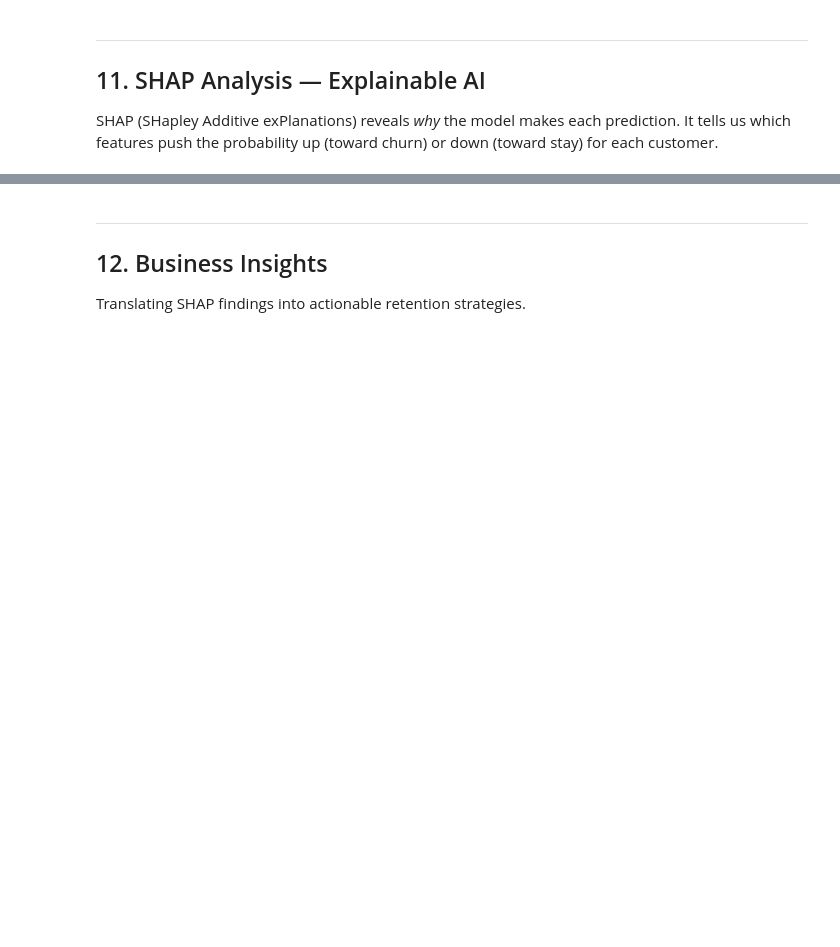
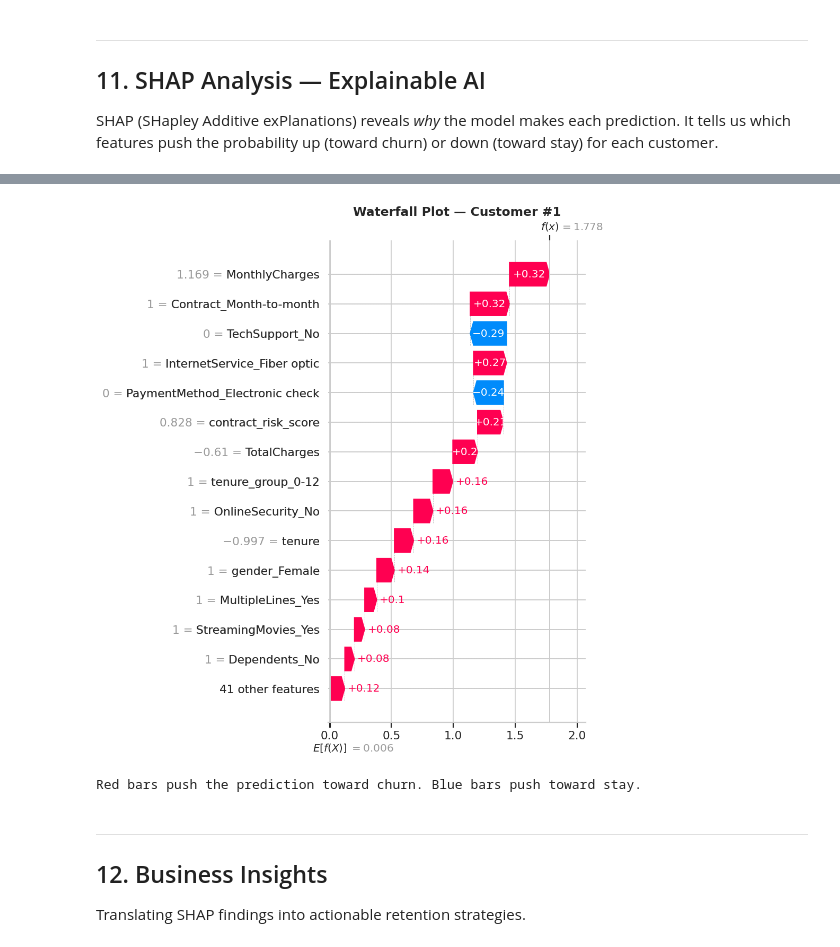
Before and after one commit to Desire-in-tech/Customer-Churn-Prediction, a Jupyter notebook: notebooks/churn_model.ipynb, the cells around one changed output, grey strips where cells are left out. Drawn from its saved outputs; the diff is of its cells as text; code cells hidden in the pictures; blank space fills up the shorter version.

Commit message:
Project ML pipeline

```diff
--- a/notebooks/churn_model.ipynb
+++ b/notebooks/churn_model.ipynb
@@ -73,5 +99,5 @@ Save as `../data/telco_churn.csv` before running this cell.
 # %%
-DATA_PATH = '../data/telco_churn.csv'
+DATA_PATH = './Customer-Churn-Prediction/data/telco_churn.csv'
 
 df = pd.read_csv(DATA_PATH)
 
@@ -367,5 +519,5 @@ print('\nPassthrough (already numeric):', PASSTHROUGH_COLS)
 # %%
-# ── 6.3 Build the Preprocessor Pipeline ───────────────────────────────────
+# Build the Preprocessor Pipeline
 numeric_transformer = Pipeline(steps=[
     ('scaler', StandardScaler())
 ])
@@ -377,7 +529,7 @@ categorical_transformer = Pipeline(steps=[
 preprocessor = ColumnTransformer(transformers=[
     ('num', numeric_transformer, NUMERIC_COLS),
     ('onehot', categorical_transformer, CATEGORICAL_COLS),
-    ('remainder', 'passthrough', PASSTHROUGH_COLS),
+    ('passthrough_cols', 'passthrough', PASSTHROUGH_COLS), # Renamed from 'remainder'
 ])
 
 print('Preprocessor built successfully:')
@@ -642,19 +893,22 @@ plt.show()
 # %%
-# ── 11.5 SHAP Waterfall Plot — Feature Contributions ─────────────────────
+# SHAP Waterfall Plot — Feature Contributions
 explanation = shap.Explanation(
     values=shap_values[sample_idx],
     base_values=explainer.expected_value,
     data=X_test_preprocessed[sample_idx],
     feature_names=feature_names
 )
 
 plt.figure(figsize=(12, 7))
-shap.plots.waterfall(explanation, max_display=15, show=False)
+_ = shap.plots.waterfall(explanation, max_display=15, show=False)
 plt.title(f'Waterfall Plot — Customer #{sample_idx}', fontsize=14, fontweight='bold')
 plt.tight_layout()
-plt.savefig('../data/shap_waterfall.png', bbox_inches='tight')
+plt.savefig('./Customer-Churn-Prediction/data/shap_waterfall.png', bbox_inches='tight')
 plt.show()
 print('Red bars push the prediction toward churn. Blue bars push toward stay.')
+# %% [output]
+[figure, added]
+Red bars push the prediction toward churn. Blue bars push toward stay.
 # %% [markdown]
 ---
 ## 12. Business Insights
```
Also changed, not shown: parts of 37 cells of this notebook.
